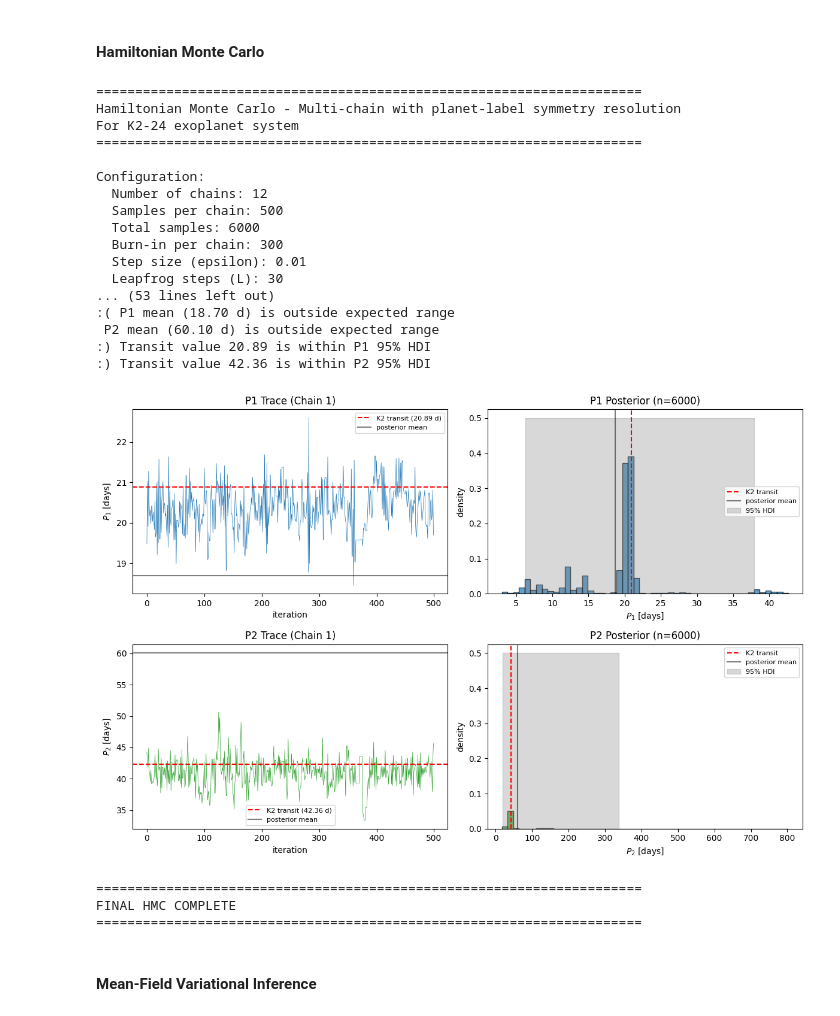
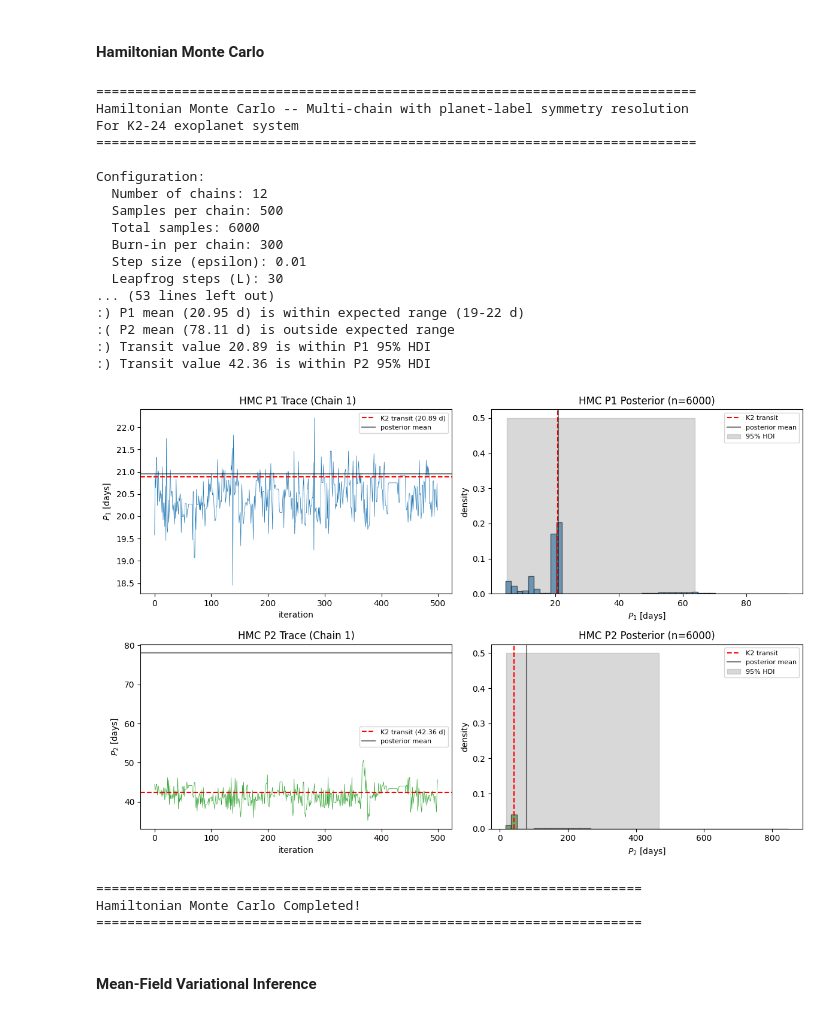
Before and after one commit to DChristensen12/wobbleflow, a Jupyter notebook: notebooks/wobbleflow.ipynb, the cells around one changed output. Cells and saved outputs as stored; diff of their text form; code cells hidden in the pictures.

```diff
--- a/notebooks/wobbleflow.ipynb
+++ b/notebooks/wobbleflow.ipynb
@@ -90,10 +92,10 @@ def solve_kepler_equation(M: Tensor, e: Tensor,
     n_iter : maximum Newton steps; we exit early once the residual is small.
     tol : convergence threshold on |E - e sin(E) - M|.
     """
-    # Hard cap on e: at e == 1 the Newton update divides by zero whenever
+    # There is a Hard cap on e: at e == 1 the Newton update divides by zero whenever
     # E lands near zero, which propagates NaNs into the flow VI gradients.
     e = e.clamp(max=1.0 - 1e-6)
-    # Wrap M into [-pi, pi] so the iterates don't drift across orbital cycles.
+    # Wraps M into [-pi, pi] so the iterates don't drift across orbital cycles.
     M = torch.remainder(M + math.pi, 2 * math.pi) - math.pi
     E = M.clone()
     for _ in range(n_iter):
@@ -107,7 +109,7 @@ def solve_kepler_equation(M: Tensor, e: Tensor,
 
 @torch.compile
 def true_anomaly(M: Tensor, e: Tensor) -> Tensor:
-    """To Convert mean anomaly M to true anomaly nu, given eccentricity e.
+    """To Convert mean anomaly M to true anomaly ν, given eccentricity e.
     Uses the half-angle identity in atan2 form so the quadrant is always
     correct (plain arctan would alias across discontinuities). Clamps e
     away from both bounds so sqrt(1+/-e) stays finite under autograd.
@@ -1703,10 +1717,10 @@ eta0 = initial_eta()
 # %% [markdown]
 #### Hamiltonian Monte Carlo
 # %%
-print("\n" + "=" * 70)
-print("Hamiltonian Monte Carlo - Multi-chain with planet-label symmetry resolution")
+print("\n" + "=" * 77)
+print("Hamiltonian Monte Carlo -- Multi-chain with planet-label symmetry resolution")
 print("For K2-24 exoplanet system")
-print("=" * 70)
+print("=" * 77)
 
 # Configuration
 n_chains = 12
@@ -1714,6 +1728,7 @@ n_samples_per_chain = 500
 n_burnin = 300
 epsilon = 0.01
 L = 30
+torch.manual_seed(0)
 
 print(f"\nConfiguration:")
 print(f"  Number of chains: {n_chains}")
@@ -1724,10 +1739,10 @@ print(f"  Step size (epsilon): {epsilon}")
 print(f"  Leapfrog steps (L): {L}")
 print("-" * 70)
 
-# Run all chains (all start at prior mode eta = 0)
+# Runs all chains (all start at prior mode η = 0)
 eta_init = torch.zeros(12)
 
-# Define the log posterior in normalized space (uses functions above)
+# Defines the log posterior in normalized space (uses functions above)
 def lp_eta_norm(eta):
     return log_posterior_unconstrained(eta, t_obs, rv_obs, rv_err)
 
@@ -1779,9 +1794,9 @@ p2_hdi_lower = np.percentile(p2_samples, 2.5)
 p2_hdi_upper = np.percentile(p2_samples, 97.5)
 
 
-# ============================================================================
+# ============================================================================ #
 # Effective Sample Size
-# ============================================================================
+# ============================================================================ #
 
 def ess_1d(x):
     """Effective sample size for 1D chain."""
@@ -1804,12 +1819,12 @@ ess_p1 = ess_1d(p1_samples)
 ess_p2 = ess_1d(p2_samples)
 
 
-# ============================================================================
-# PRINT RESULTS
-# ============================================================================
+# ============================================================================ #
+# Print Results
+# ============================================================================ #
 
 print("\n" + "=" * 70)
-print("RESULTS")
+print("Results")
 print("=" * 70)
 
 print(f"\nChains used: {n_chains}")
@@ -1842,7 +1857,7 @@ print(f"  P2 ESS: {ess_p2:.1f} / {len(p2_samples)} ({100*ess_p2/len(p2_samples):
 
 # Sanity check to ensure everything is working as intended
 print("\n" + "=" * 70)
-print("SANITY CHECK")
+print("Quick Sanity Check")
 print("=" * 70)
 
 if 19 < p1_mean < 22:
@@ -1853,7 +1868,7 @@ else:
 if 39 < p2_mean < 44:
     print(f":) P2 mean ({p2_mean:.2f} d) is within expected range (39-44 d)")
 else:
-    print(f" P2 mean ({p2_mean:.2f} d) is outside expected range")
+    print(f":( P2 mean ({p2_mean:.2f} d) is outside expected range")
 
 if p1_hdi_lower < 20.89 < p1_hdi_upper:
     print(f":) Transit value 20.89 is within P1 95% HDI")
@@ -1867,7 +1882,7 @@ else:
 
 
 # ============================================================================
-# DIAGNOSTIC PLOTS
+# Diagnostic Plots
 # ============================================================================
 
 fig, axes = plt.subplots(2, 2, figsize=(12, 8))
@@ -1882,7 +1897,7 @@ axes[0, 0].axhline(20.89, ls='--', color='r', label='K2 transit (20.89 d)')
 axes[0, 0].axhline(p1_mean, ls='-', color='k', alpha=0.5, label='posterior mean')
 axes[0, 0].set_xlabel('iteration')
 axes[0, 0].set_ylabel(r'$P_1$ [days]')
-axes[0, 0].set_title('P1 Trace (Chain 1)')
+axes[0, 0].set_title(' HMC P1 Trace (Chain 1)')
 axes[0, 0].legend(fontsize=8)
 
 # P2 Trace
@@ -1891,7 +1906,7 @@ axes[1, 0].axhline(42.36, ls='--', color='r', label='K2 transit (42.36 d)')
 axes[1, 0].axhline(p2_mean, ls='-', color='k', alpha=0.5, label='posterior mean')
 axes[1, 0].set_xlabel('iteration')
 axes[1, 0].set_ylabel(r'$P_2$ [days]')
-axes[1, 0].set_title('P2 Trace (Chain 1)')
+axes[1, 0].set_title('HMC P2 Trace (Chain 1)')
 axes[1, 0].legend(fontsize=8)
 
 # P1 Posterior
@@ -1901,46 +1916,46 @@ axes[0, 1].axvline(p1_mean, ls='-', color='k', alpha=0.5, label='posterior mean'
 axes[0, 1].fill_between([p1_hdi_lower, p1_hdi_upper], 0, 0.5, alpha=0.3, color='gray', label='95% HDI')
 axes[0, 1].set_xlabel(r'$P_1$ [days]')
 axes[0, 1].set_ylabel('density')
-axes[0, 1].set_title(f'P1 Posterior (n={len(p1_samples)})')
+axes[0, 1].set_title(f'HMC P1 Posterior (n={len(p1_samples)})')
 axes[0, 1].legend(fontsize=8)
 
 # P2 Posterior
 axes[1, 1].hist(p2_samples, bins=50, density=True, color='C2', alpha=0.7, edgecolor='black')
 axes[1, 1].axvline(42.36, ls='--', color='r', label='K2 transit')
 axes[1, 1].axvline(p2_mean, ls='-', color='k', alpha=0.5, label='posterior mean')
 axes[1, 1].fill_between([p2_hdi_lower, p2_hdi_upper], 0, 0.5, alpha=0.3, color='gray', label='95% HDI')
 axes[1, 1].set_xlabel(r'$P_2$ [days]')
 axes[1, 1].set_ylabel('density')
-axes[1, 1].set_title(f'P2 Posterior (n={len(p2_samples)})')
+axes[1, 1].set_title(f'HMC P2 Posterior (n={len(p2_samples)})')
 axes[1, 1].legend(fontsize=8)
 
 fig.tight_layout()
 plt.show()
 
 print("\n" + "=" * 70)
-print("FINAL HMC COMPLETE")
+print("Hamiltonian Monte Carlo Completed!")
 print("=" * 70)
 # %% [output]
-======================================================================
-Hamiltonian Monte Carlo - Multi-chain with planet-label symmetry resolution
+=============================================================================
+Hamiltonian Monte Carlo -- Multi-chain with planet-label symmetry resolution
 For K2-24 exoplanet system
-======================================================================
+=============================================================================
 
 Configuration:
   Number of chains: 12
   Samples per chain: 500
   Total samples: 6000
   Burn-in per chain: 300
   Step size (epsilon): 0.01
   Leapfrog steps (L): 30
 ... (53 lines left out)
-:( P1 mean (18.70 d) is outside expected range
- P2 mean (60.10 d) is outside expected range
+:) P1 mean (20.95 d) is within expected range (19-22 d)
+:( P2 mean (78.11 d) is outside expected range
 :) Transit value 20.89 is within P1 95% HDI
 :) Transit value 42.36 is within P2 95% HDI
-[figure, old version]
+[figure, new version]
 ======================================================================
-FINAL HMC COMPLETE
+Hamiltonian Monte Carlo Completed!
 ======================================================================
 # %% [markdown]
 #### Mean-Field Variational Inference
```
Also changed, not shown: parts of 32 cells of this notebook.
